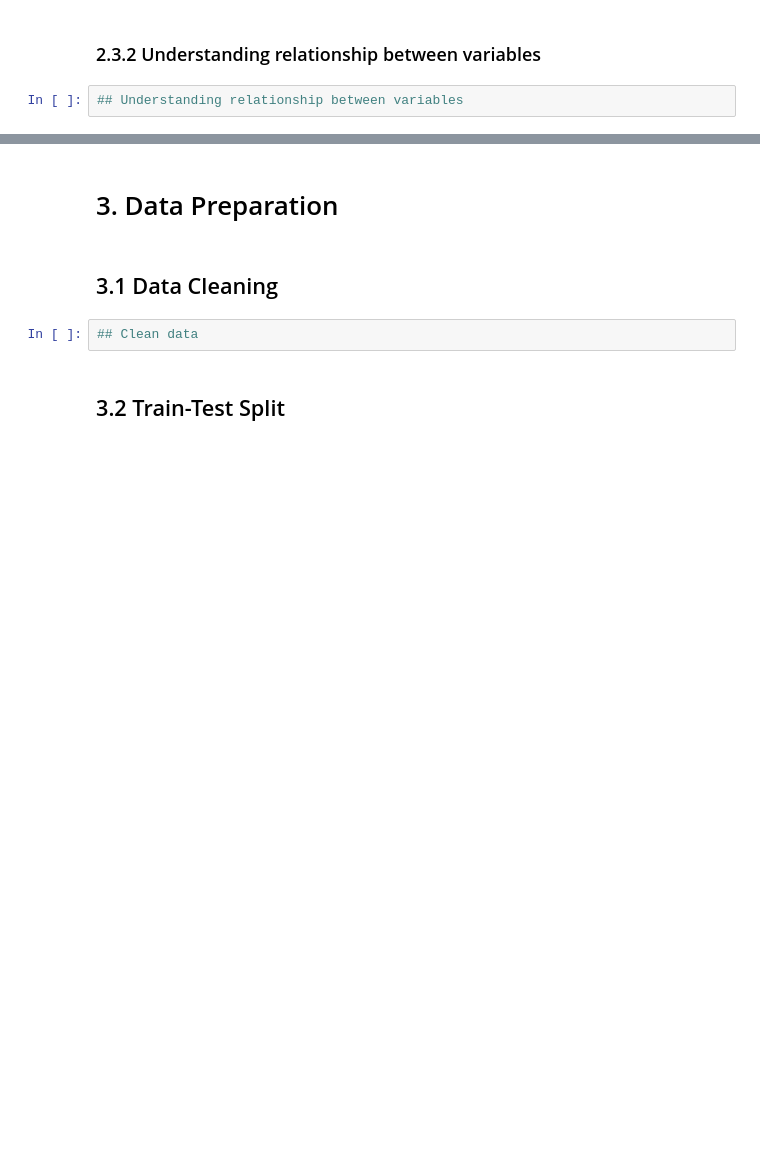
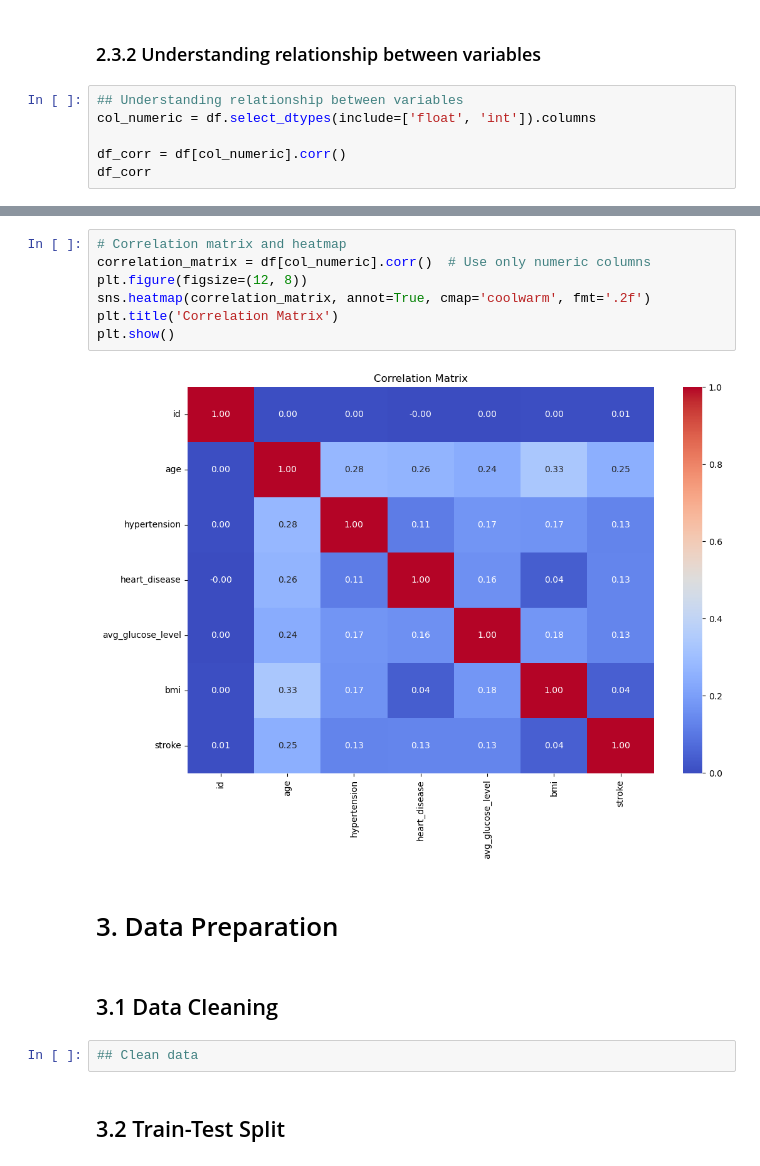
Before and after one commit to Ben-po/MLDP-Project, a Jupyter notebook: Stroke_prediction.ipynb, the cells around one changed output, grey strips where cells are left out. Saved outputs shown, nothing was run; the diff lists cells and outputs as text; blank space fills up the shorter version.

```diff
--- a/Stroke_prediction.ipynb
+++ b/Stroke_prediction.ipynb
@@ -131,3 +154,7 @@ col_y = 'stroke'
 ### 2.3.2 Understanding relationship between variables
 # %%
 ## Understanding relationship between variables
+col_numeric = df.select_dtypes(include=['float', 'int']).columns
+
+df_corr = df[col_numeric].corr()
+df_corr
@@ -134,3 +170,12 @@ col_y = 'stroke'
+# %%
+# Correlation matrix and heatmap
+correlation_matrix = df[col_numeric].corr()  # Use only numeric columns
+plt.figure(figsize=(12, 8))
+sns.heatmap(correlation_matrix, annot=True, cmap='coolwarm', fmt='.2f')
+plt.title('Correlation Matrix')
+plt.show()
+# %% [output]
+[figure, added]
 # %% [markdown]
 # 3. Data Preparation
 # %% [markdown]
```
Also changed, not shown: parts of 3 cells of this notebook.
